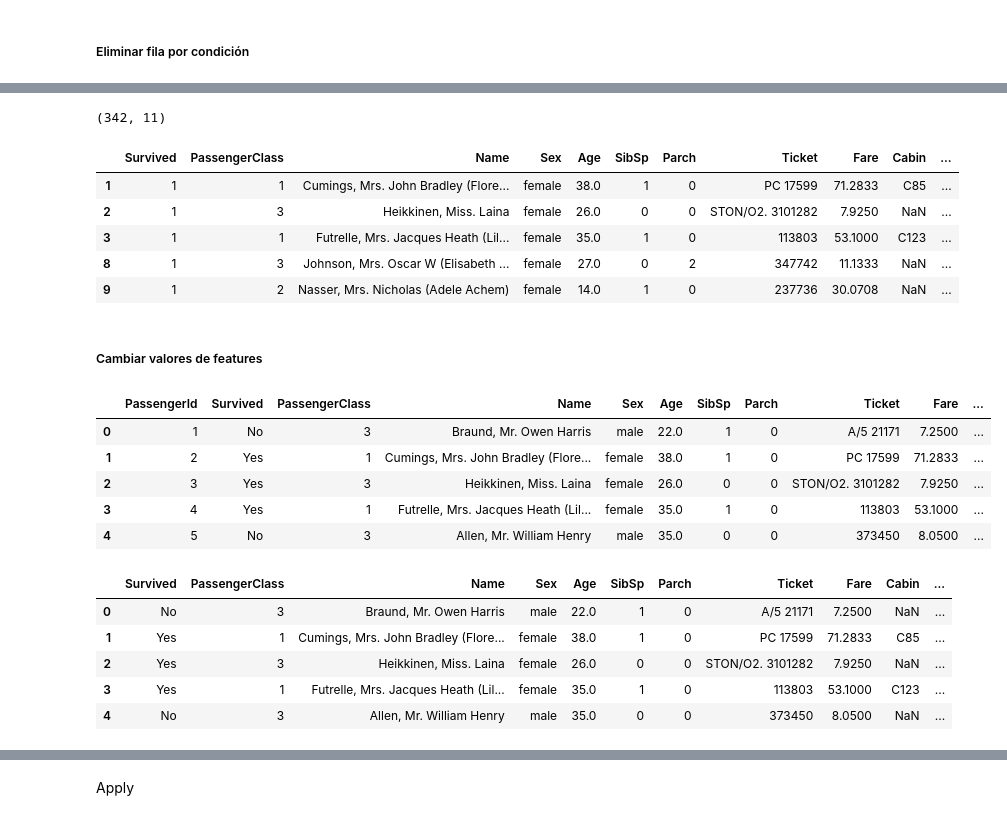
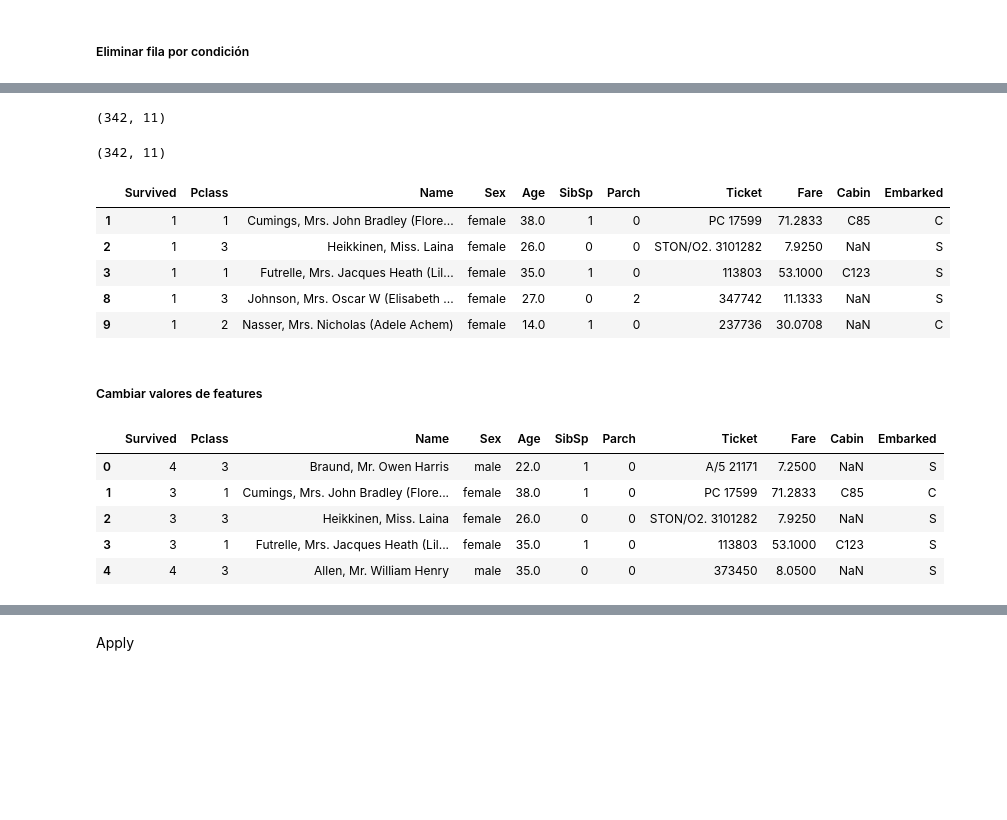
Before and after one commit to alexballera/taller-tgad-fce, a Jupyter notebook: sesiones/primer-parcial/u2/clase9/TPAD_Clase_9_pandas_manipulacion_datos.ipynb, the cells around one changed output, grey strips where cells are left out. Saved outputs shown, nothing was run; the diff lists cells and outputs as text; code cells hidden in the pictures; blank space fills up the shorter version.

```diff
--- a/sesiones/primer-parcial/u2/clase9/TPAD_Clase_9_pandas_manipulacion_datos.ipynb
+++ b/sesiones/primer-parcial/u2/clase9/TPAD_Clase_9_pandas_manipulacion_datos.ipynb
@@ -1196,4 +1237,4 @@ df_sorted.head(5)
 # %% [markdown]
 # Ejemplo 2
 # %%
-ds_trabajo2=pd.read_csv('tiranic.csv')
+ds_trabajo2=pd.read_csv('titanic.csv')
@@ -1440,42 +1491,56 @@ ds_trabajo_sobrevivientes.shape
-# %%
-ds_trabajo_sobrevivientes=ds_trabajo2.copy()
-ds_trabajo_sobrevivientes.drop(ds_trabajo2.loc[ds_trabajo2.loc[:,"Survived"]==0,:].index, axis='index', inplace=True)
-ds_trabajo_sobrevivientes.shape
-# %% [output]
-(342, 11)
+# %%
+ds_trabajo_sobrevivientes=ds_trabajo2.copy()
+# elimina las filas del DataFrame ds_trabajo_sobrevivientes que corresponden
+# a los pasajeros que no sobrevivieron, es decir, aquellos donde el valor de
+# la columna "Survived" es igual a 0. Esto se hace usando el método drop y
+# pasando como argumento el índice de esas filas obtenido con
+# ds_trabajo2[ds_trabajo2["Survived"]==0].index, indicando que se trata de
+# filas (axis='index') y que el cambio se realiza en el mismo DataFrame
+# ds_trabajo_sobrevivientes (inplace=True).
+
+ds_trabajo_sobrevivientes.drop(ds_trabajo2[ds_trabajo2["Survived"]==0].index, axis='index',inplace=True)
+ds_trabajo_sobrevivientes.shape
+# %% [output]
+(342, 11)
+# %%
+ds_trabajo_sobrevivientes=ds_trabajo2.copy()
+
+# elimina las filas del DataFrame ds_trabajo_sobrevivientes que corresponden
+# a los pasajeros que no sobrevivieron, es decir, aquellos donde el valor de
+# la columna "Survived" es igual a 0. Esto se hace usando el método drop y
+# pasando como argumento el índice de esas filas obtenido con
+# ds_trabajo2.loc[ds_trabajo2.loc[:,"Survived"]==0,:].index, indicando que
+# se trata de filas (axis='index') y que el cambio se realiza en el mismo
+# DataFrame ds_trabajo_sobrevivientes (inplace=True). La diferencia con la
+# línea anterior es que aquí se usa loc para obtener el índice de las filas
+# a eliminar, pero el resultado es el mismo.
+
+ds_trabajo_sobrevivientes.drop(ds_trabajo2.loc[ds_trabajo2.loc[:,"Survived"]==0,:].index, axis='index', inplace=True)
+ds_trabajo_sobrevivientes.shape
+# %% [output]
+(342, 11)
 # %%
 ds_trabajo_sobrevivientes.head()
 # %% [output]
-|  | Survived | PassengerClass | Name | Sex | Age | SibSp | Parch | Ticket | Fare | Cabin | ... |
-| 1 | 1 | 1 | Cumings, Mrs. John Bradley (Flore... | female | 38.0 | 1 | 0 | PC 17599 | 71.2833 | C85 | ... |
-| 2 | 1 | 3 | Heikkinen, Miss. Laina | female | 26.0 | 0 | 0 | STON/O2. 3101282 | 7.9250 | NaN | ... |
-| 3 | 1 | 1 | Futrelle, Mrs. Jacques Heath (Lil... | female | 35.0 | 1 | 0 | 113803 | 53.1000 | C123 | ... |
-| 8 | 1 | 3 | Johnson, Mrs. Oscar W (Elisabeth ... | female | 27.0 | 0 | 2 | 347742 | 11.1333 | NaN | ... |
-| 9 | 1 | 2 | Nasser, Mrs. Nicholas (Adele Achem) | female | 14.0 | 1 | 0 | 237736 | 30.0708 | NaN | ... |
+|  | Survived | Pclass | Name | Sex | Age | SibSp | Parch | Ticket | Fare | Cabin | Embarked |
+| 1 | 1 | 1 | Cumings, Mrs. John Bradley (Flore... | female | 38.0 | 1 | 0 | PC 17599 | 71.2833 | C85 | C |
+| 2 | 1 | 3 | Heikkinen, Miss. Laina | female | 26.0 | 0 | 0 | STON/O2. 3101282 | 7.9250 | NaN | S |
+| 3 | 1 | 1 | Futrelle, Mrs. Jacques Heath (Lil... | female | 35.0 | 1 | 0 | 113803 | 53.1000 | C123 | S |
+| 8 | 1 | 3 | Johnson, Mrs. Oscar W (Elisabeth ... | female | 27.0 | 0 | 2 | 347742 | 11.1333 | NaN | S |
+| 9 | 1 | 2 | Nasser, Mrs. Nicholas (Adele Achem) | female | 14.0 | 1 | 0 | 237736 | 30.0708 | NaN | C |
 # %% [markdown]
 ##### Cambiar valores de features
 # %%
 ds_trabajo_reemplazo_valores=ds_trabajo2.copy()
 
-ds_trabajo_reemplazo_valores.loc[ds_trabajo_reemplazo_valores.loc[:,"Survived"]==1,"Survived"]="Yes"
-ds_trabajo_reemplazo_valores.loc[ds_trabajo_reemplazo_valores.loc[:,"Survived"]==0,"Survived"]="No"
+ds_trabajo_reemplazo_valores.loc[ds_trabajo_reemplazo_valores.loc[:,"Survived"]==1,"Survived"]=3
+ds_trabajo_reemplazo_valores.loc[ds_trabajo_reemplazo_valores.loc[:,"Survived"]==0,"Survived"]=4
 
 ds_trabajo_reemplazo_valores.head()
 # %% [output]
-|  | PassengerId | Survived | PassengerClass | Name | Sex | Age | SibSp | Parch | Ticket | Fare | ... |
-| 0 | 1 | No | 3 | Braund, Mr. Owen Harris | male | 22.0 | 1 | 0 | A/5 21171 | 7.2500 | ... |
-| 1 | 2 | Yes | 1 | Cumings, Mrs. John Bradley (Flore... | female | 38.0 | 1 | 0 | PC 17599 | 71.2833 | ... |
-| 2 | 3 | Yes | 3 | Heikkinen, Miss. Laina | female | 26.0 | 0 | 0 | STON/O2. 3101282 | 7.9250 | ... |
-| 3 | 4 | Yes | 1 | Futrelle, Mrs. Jacques Heath (Lil... | female | 35.0 | 1 | 0 | 113803 | 53.1000 | ... |
-| 4 | 5 | No | 3 | Allen, Mr. William Henry | male | 35.0 | 0 | 0 | 373450 | 8.0500 | ... |
+|  | Survived | Pclass | Name | Sex | Age | SibSp | Parch | Ticket | Fare | Cabin | Embarked |
+| 0 | 4 | 3 | Braund, Mr. Owen Harris | male | 22.0 | 1 | 0 | A/5 21171 | 7.2500 | NaN | S |
+| 1 | 3 | 1 | Cumings, Mrs. John Bradley (Flore... | female | 38.0 | 1 | 0 | PC 17599 | 71.2833 | C85 | C |
+| 2 | 3 | 3 | Heikkinen, Miss. Laina | female | 26.0 | 0 | 0 | STON/O2. 3101282 | 7.9250 | NaN | S |
+| 3 | 3 | 1 | Futrelle, Mrs. Jacques Heath (Lil... | female | 35.0 | 1 | 0 | 113803 | 53.1000 | C123 | S |
+| 4 | 4 | 3 | Allen, Mr. William Henry | male | 35.0 | 0 | 0 | 373450 | 8.0500 | NaN | S |
-# %%
-ds_trabajo2.loc[:,"Survived"].replace(to_replace=[0,1],value=["No","Yes"],inplace=True)
-
-ds_trabajo2.head()
-# %% [output]
-|  | Survived | PassengerClass | Name | Sex | Age | SibSp | Parch | Ticket | Fare | Cabin | ... |
-| 0 | No | 3 | Braund, Mr. Owen Harris | male | 22.0 | 1 | 0 | A/5 21171 | 7.2500 | NaN | ... |
-| 1 | Yes | 1 | Cumings, Mrs. John Bradley (Flore... | female | 38.0 | 1 | 0 | PC 17599 | 71.2833 | C85 | ... |
-| 2 | Yes | 3 | Heikkinen, Miss. Laina | female | 26.0 | 0 | 0 | STON/O2. 3101282 | 7.9250 | NaN | ... |
-| 3 | Yes | 1 | Futrelle, Mrs. Jacques Heath (Lil... | female | 35.0 | 1 | 0 | 113803 | 53.1000 | C123 | ... |
-| 4 | No | 3 | Allen, Mr. William Henry | male | 35.0 | 0 | 0 | 373450 | 8.0500 | NaN | ... |
```
Also changed, not shown: parts of 56 cells of this notebook, 3 other files.
